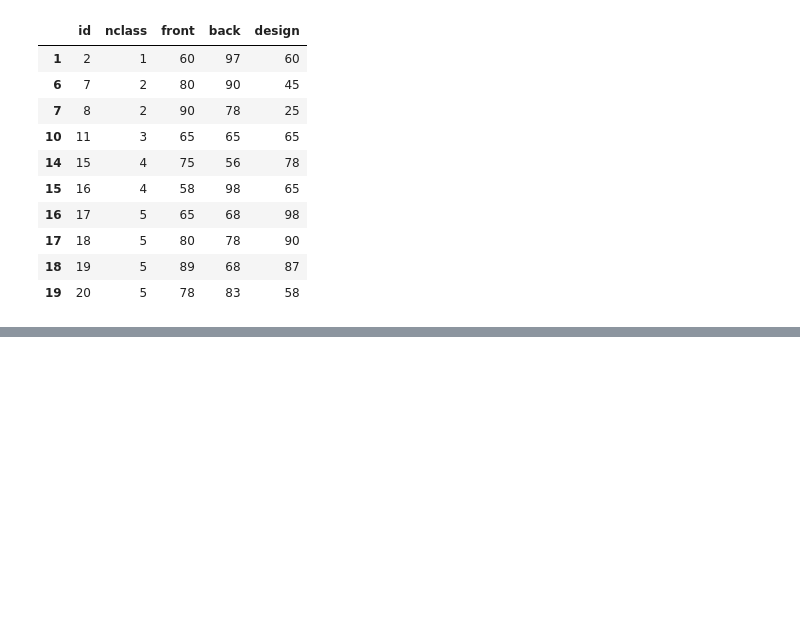
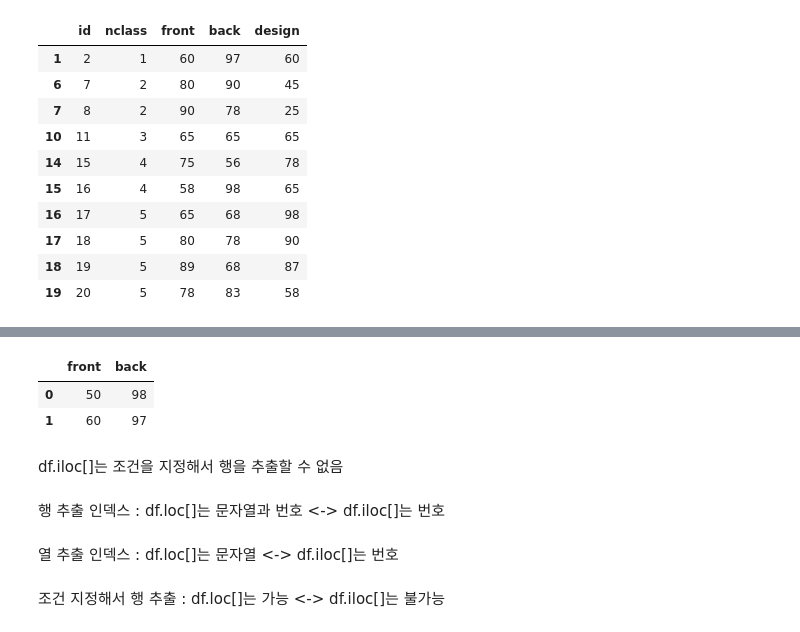
Before and after one commit to Likelion-at-SMWU-13th/KimEunJi, a Jupyter notebook: part2-5_hw/week5_hw.ipynb, the cells around one changed output, grey strips where cells are left out. Saved outputs shown, nothing was run; the diff lists cells and outputs as text; code cells hidden in the pictures; blank space fills up the shorter version.

```diff
--- a/part2-5_hw/week5_hw.ipynb
+++ b/part2-5_hw/week5_hw.ipynb
@@ -442,0 +529,6 @@ df.loc[df['front']>50]
+# %%
+df.iloc[[0,1], [2,3]]
+# %% [output]
+|  | front | back |
+| 0 | 50 | 98 |
+| 1 | 60 | 97 |
@@ -442,0 +537,8 @@ df.loc[df['front']>50]
+# %% [markdown]
+df.iloc[]는 조건을 지정해서 행을 추출할 수 없음
+# %% [markdown]
+행 추출 인덱스 : df.loc[]는 문자열과 번호 <-> df.iloc[]는 번호
+# %% [markdown]
+열 추출 인덱스 : df.loc[]는 문자열 <-> df.iloc[]는 번호
+# %% [markdown]
+조건 지정해서 행 추출 : df.loc[]는 가능 <-> df.iloc[]는 불가능
```
Also changed, not shown: parts of 17 cells of this notebook.
